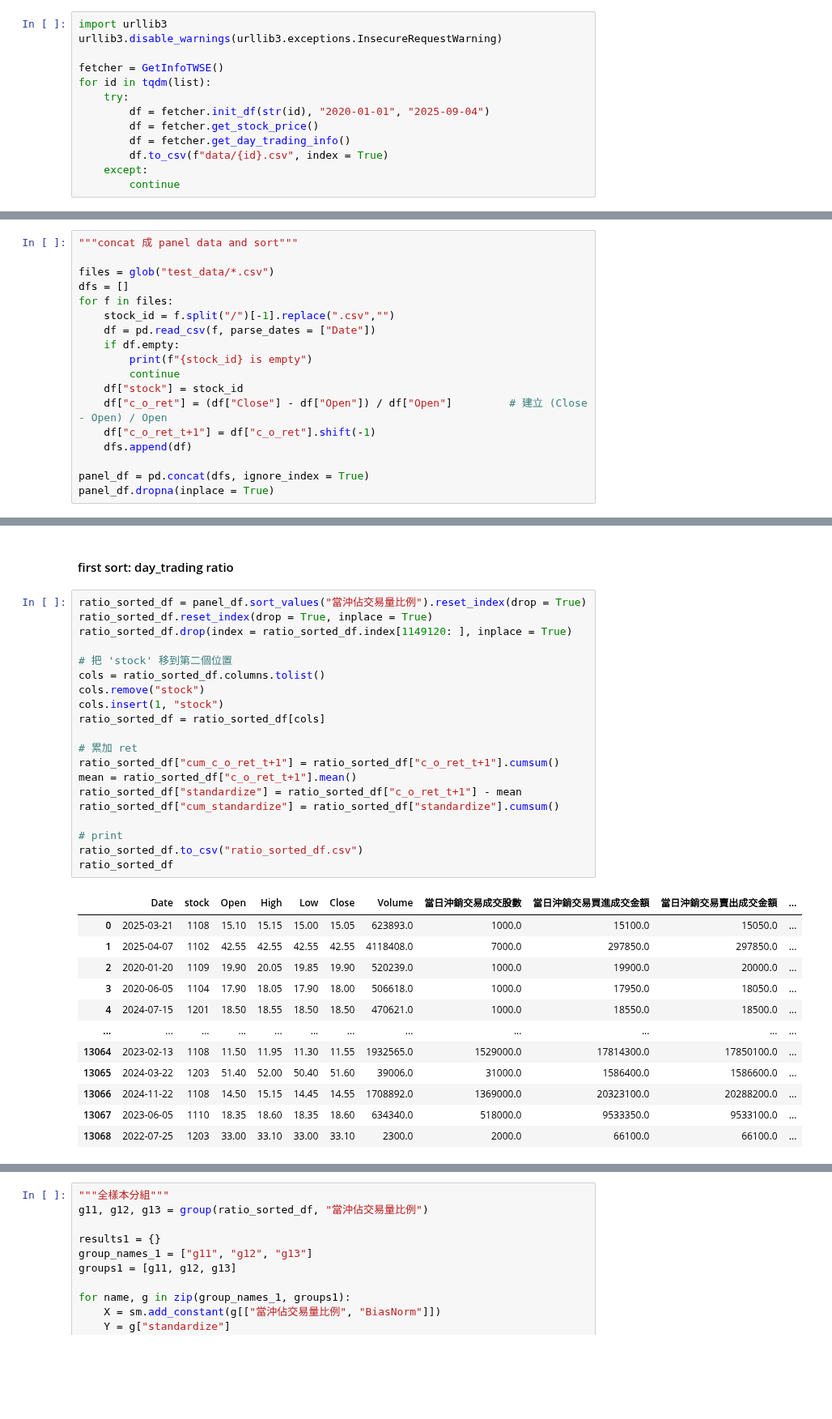
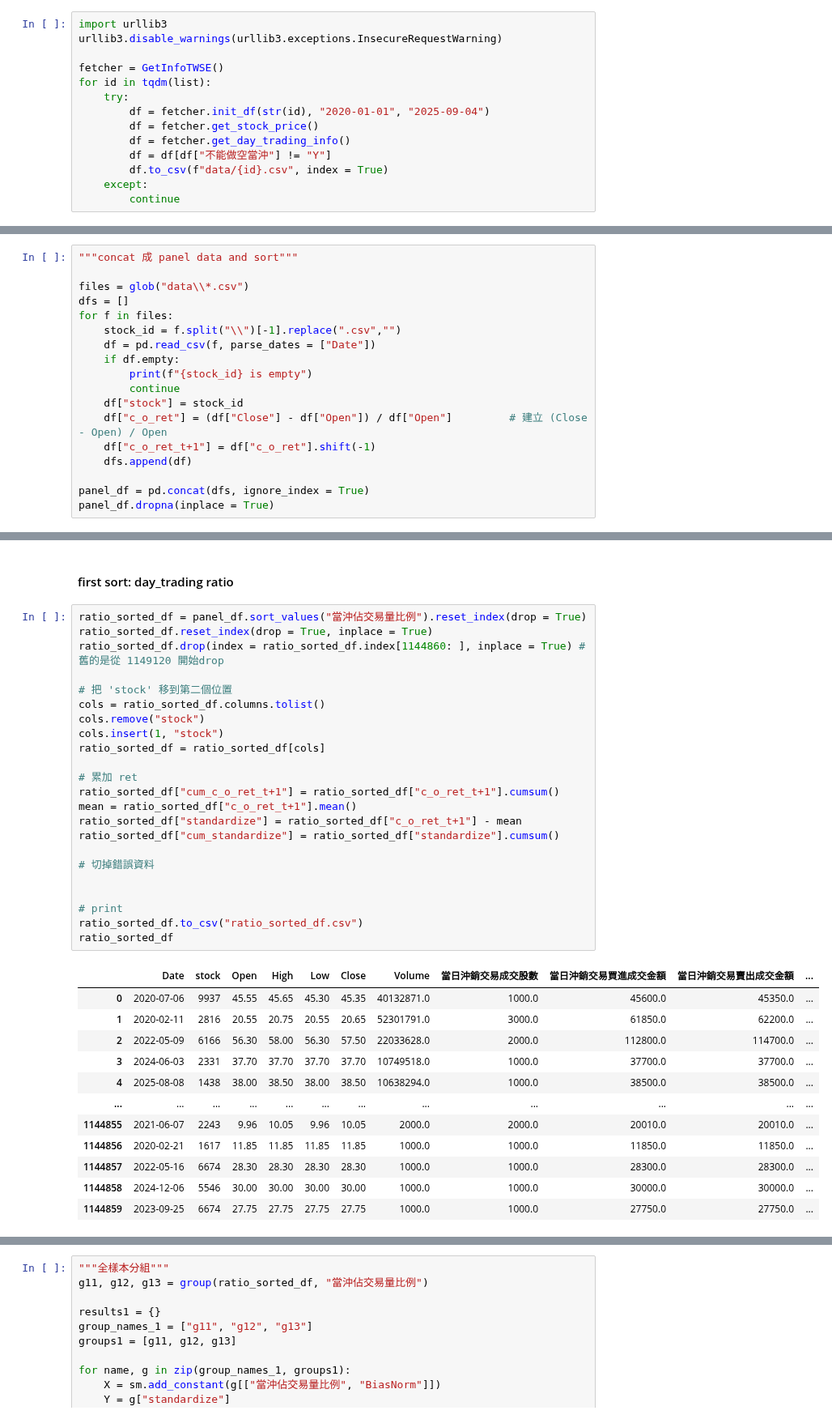
Before and after one commit to Xin95172/JimQuant, a Jupyter notebook: 台股當沖比例effect/main.ipynb, the cells around one changed output, grey strips where cells are left out. Shown at 81% size. Saved outputs shown, nothing was run; the diff lists cells and outputs as text; blank space fills up the shorter version.

```diff
--- a/台股當沖比例effect/main.ipynb
+++ b/台股當沖比例effect/main.ipynb
@@ -36,6 +36,7 @@ for id in tqdm(list):
         df = fetcher.init_df(str(id), "2020-01-01", "2025-09-04")
         df = fetcher.get_stock_price()
         df = fetcher.get_day_trading_info()
+        df = df[df["不能做空當沖"] != "Y"]
         df.to_csv(f"data/{id}.csv", index = True)
     except:
         continue
@@ -341,10 +342,10 @@ def group(
 # %%
 """concat 成 panel data and sort"""
 
-files = glob("test_data/*.csv")
+files = glob("data\\*.csv")
 dfs = []
 for f in files:
-    stock_id = f.split("/")[-1].replace(".csv","")
+    stock_id = f.split("\\")[-1].replace(".csv","")
     df = pd.read_csv(f, parse_dates = ["Date"])
     if df.empty:
         print(f"{stock_id} is empty")
@@ -373,33 +392,36 @@ plt.show()
 # %%
 ratio_sorted_df = panel_df.sort_values("當沖佔交易量比例").reset_index(drop = True)
 ratio_sorted_df.reset_index(drop = True, inplace = True)
-ratio_sorted_df.drop(index = ratio_sorted_df.index[1149120: ], inplace = True)
+ratio_sorted_df.drop(index = ratio_sorted_df.index[1144860: ], inplace = True) # 舊的是從 1149120 開始drop
 
 # 把 'stock' 移到第二個位置
 cols = ratio_sorted_df.columns.tolist()
 cols.remove("stock")
 cols.insert(1, "stock")
 ratio_sorted_df = ratio_sorted_df[cols]
 
 # 累加 ret
 ratio_sorted_df["cum_c_o_ret_t+1"] = ratio_sorted_df["c_o_ret_t+1"].cumsum()
 mean = ratio_sorted_df["c_o_ret_t+1"].mean()
 ratio_sorted_df["standardize"] = ratio_sorted_df["c_o_ret_t+1"] - mean
 ratio_sorted_df["cum_standardize"] = ratio_sorted_df["standardize"].cumsum()
 
+# 切掉錯誤資料
+
+
 # print
 ratio_sorted_df.to_csv("ratio_sorted_df.csv")
 ratio_sorted_df
 # %% [output]
 |  | Date | stock | Open | High | Low | Close | Volume | 當日沖銷交易成交股數 | 當日沖銷交易買進成交金額 | 當日沖銷交易賣出成交金額 | ... |
-| 0 | 2025-03-21 | 1108 | 15.10 | 15.15 | 15.00 | 15.05 | 623893.0 | 1000.0 | 15100.0 | 15050.0 | ... |
-| 1 | 2025-04-07 | 1102 | 42.55 | 42.55 | 42.55 | 42.55 | 4118408.0 | 7000.0 | 297850.0 | 297850.0 | ... |
-| 2 | 2020-01-20 | 1109 | 19.90 | 20.05 | 19.85 | 19.90 | 520239.0 | 1000.0 | 19900.0 | 20000.0 | ... |
-| 3 | 2020-06-05 | 1104 | 17.90 | 18.05 | 17.90 | 18.00 | 506618.0 | 1000.0 | 17950.0 | 18050.0 | ... |
-| 4 | 2024-07-15 | 1201 | 18.50 | 18.55 | 18.50 | 18.50 | 470621.0 | 1000.0 | 18550.0 | 18500.0 | ... |
+| 0 | 2020-07-06 | 9937 | 45.55 | 45.65 | 45.30 | 45.35 | 40132871.0 | 1000.0 | 45600.0 | 45350.0 | ... |
+| 1 | 2020-02-11 | 2816 | 20.55 | 20.75 | 20.55 | 20.65 | 52301791.0 | 3000.0 | 61850.0 | 62200.0 | ... |
+| 2 | 2022-05-09 | 6166 | 56.30 | 58.00 | 56.30 | 57.50 | 22033628.0 | 2000.0 | 112800.0 | 114700.0 | ... |
+| 3 | 2024-06-03 | 2331 | 37.70 | 37.70 | 37.70 | 37.70 | 10749518.0 | 1000.0 | 37700.0 | 37700.0 | ... |
+| 4 | 2025-08-08 | 1438 | 38.00 | 38.50 | 38.00 | 38.50 | 10638294.0 | 1000.0 | 38500.0 | 38500.0 | ... |
 | ... | ... | ... | ... | ... | ... | ... | ... | ... | ... | ... | ... |
-| 13064 | 2023-02-13 | 1108 | 11.50 | 11.95 | 11.30 | 11.55 | 1932565.0 | 1529000.0 | 17814300.0 | 17850100.0 | ... |
-| 13065 | 2024-03-22 | 1203 | 51.40 | 52.00 | 50.40 | 51.60 | 39006.0 | 31000.0 | 1586400.0 | 1586600.0 | ... |
-| 13066 | 2024-11-22 | 1108 | 14.50 | 15.15 | 14.45 | 14.55 | 1708892.0 | 1369000.0 | 20323100.0 | 20288200.0 | ... |
-| 13067 | 2023-06-05 | 1110 | 18.35 | 18.60 | 18.35 | 18.60 | 634340.0 | 518000.0 | 9533350.0 | 9533100.0 | ... |
-| 13068 | 2022-07-25 | 1203 | 33.00 | 33.10 | 33.00 | 33.10 | 2300.0 | 2000.0 | 66100.0 | 66100.0 | ... |
+| 1144855 | 2021-06-07 | 2243 | 9.96 | 10.05 | 9.96 | 10.05 | 2000.0 | 2000.0 | 20010.0 | 20010.0 | ... |
+| 1144856 | 2020-02-21 | 1617 | 11.85 | 11.85 | 11.85 | 11.85 | 1000.0 | 1000.0 | 11850.0 | 11850.0 | ... |
+| 1144857 | 2022-05-16 | 6674 | 28.30 | 28.30 | 28.30 | 28.30 | 1000.0 | 1000.0 | 28300.0 | 28300.0 | ... |
+| 1144858 | 2024-12-06 | 5546 | 30.00 | 30.00 | 30.00 | 30.00 | 1000.0 | 1000.0 | 30000.0 | 30000.0 | ... |
+| 1144859 | 2023-09-25 | 6674 | 27.75 | 27.75 | 27.75 | 27.75 | 1000.0 | 1000.0 | 27750.0 | 27750.0 | ... |
```
Also changed, not shown: parts of 7 cells of this notebook.
